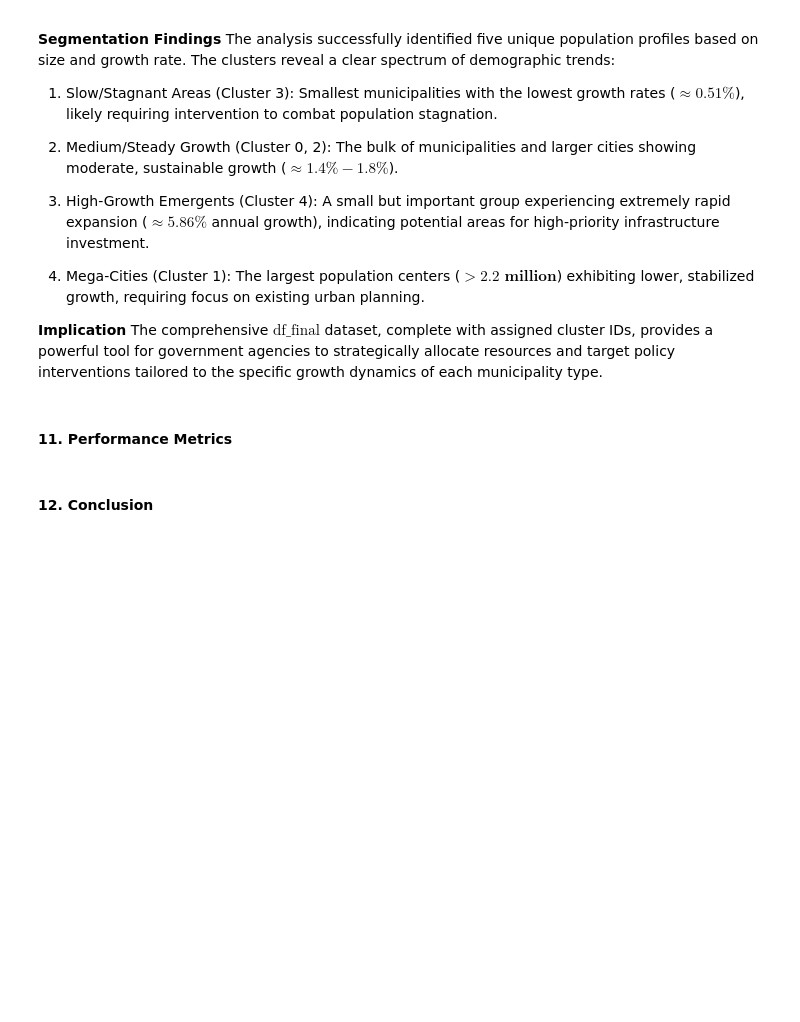
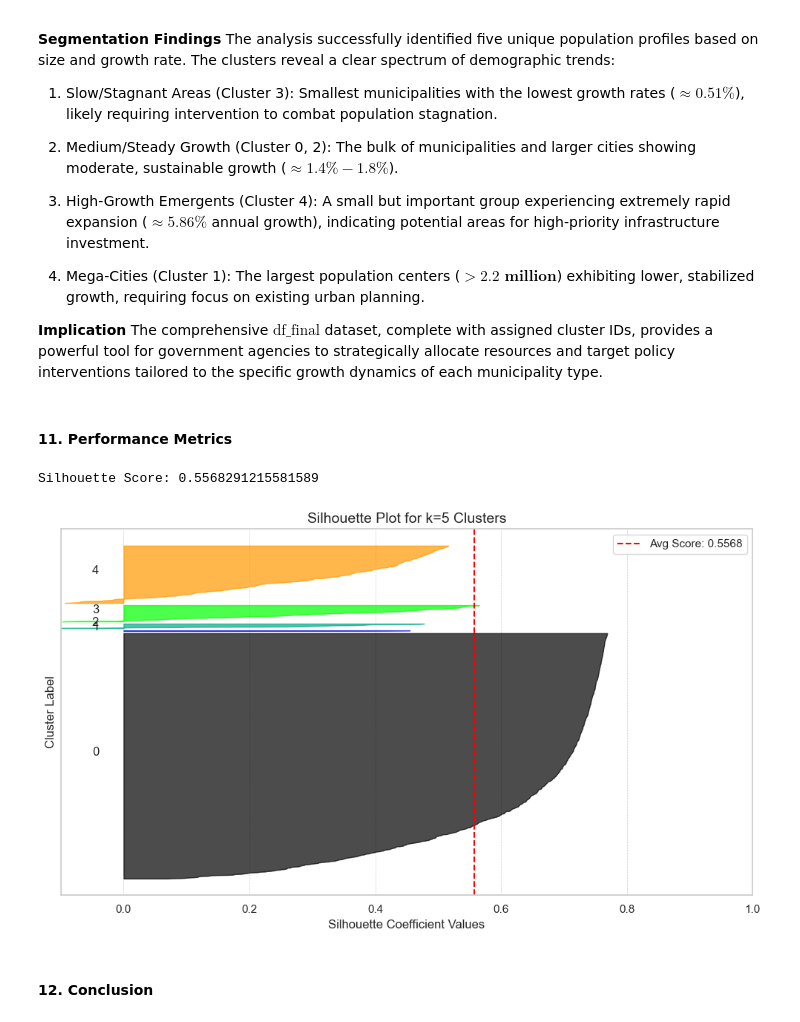
Before and after one commit to Mariopogi/Machine-Learning-Program-Exercises-Group-5-BSIT-2A, a Jupyter notebook: Unsupervised Learning.ipynb, the cells around one changed output. Saved outputs shown, nothing was run; the diff lists cells and outputs as text; code cells hidden in the pictures; blank space fills up the shorter version.

Commit message:
Performance Metrics  and Conclusion completed

```diff
--- a/Unsupervised Learning.ipynb
+++ b/Unsupervised Learning.ipynb
@@ -924,5 +924,58 @@ The application of K-Means clustering successfully segmented the $\text{1,635}$
 The comprehensive $\text{df\_final}$ dataset, complete with assigned cluster IDs, provides a powerful tool for government agencies to strategically allocate resources and target policy interventions tailored to the specific growth dynamics of each municipality type.
 # %% [markdown]
 #### **11. Performance Metrics**
+# %%
+from sklearn.metrics import silhouette_score, silhouette_samples
+import matplotlib.pyplot as plt
+import numpy as np
+
+# 1. Compute overall silhouette score using full scaled dataset
+cluster_labels = kmeans.predict(X_scaled_df)
+silhouette_avg = silhouette_score(X_scaled_df, cluster_labels)
+print("Silhouette Score:", silhouette_avg)
+
+# 2. Silhouette plot for detailed visualization
+sample_silhouette_values = silhouette_samples(X_scaled_df, cluster_labels)
+n_clusters = 5
+
+fig, ax1 = plt.subplots(1, 1, figsize=(10, 6))
+cmap = plt.colormaps['nipy_spectral']
+
+y_lower = 10
+for i in range(n_clusters):
+    ith_cluster_silhouette_values = sample_silhouette_values[cluster_labels == i]
+    ith_cluster_silhouette_values.sort()
+
+    size_cluster_i = ith_cluster_silhouette_values.shape[0]
+    y_upper = y_lower + size_cluster_i
+
+    color = cmap(float(i) / n_clusters)
+    ax1.fill_betweenx(
+        np.arange(y_lower, y_upper),
+        0,
+        ith_cluster_silhouette_values,
+        facecolor=color,
+        edgecolor=color,
+        alpha=0.7,
+    )
+
+    ax1.text(-0.05, y_lower + 0.5 * size_cluster_i, str(i))
+    y_lower = y_upper + 10
+
+ax1.set_title("Silhouette Plot for k=5 Clusters", fontsize=14)
+ax1.set_xlabel("Silhouette Coefficient Values", fontsize=12)
+ax1.set_ylabel("Cluster Label", fontsize=12)
+
+ax1.axvline(x=silhouette_avg, color="red", linestyle="--", label=f"Avg Score: {silhouette_avg:.4f}")
+ax1.legend()
+ax1.set_yticks([])
+ax1.set_xlim([-0.1, 1])
+
+plt.grid(True, linestyle='--', linewidth=0.5)
+plt.tight_layout()
+plt.show()
+# %% [output]
+Silhouette Score: 0.5568291215581589
+[figure, added]
 # %% [markdown]
 #### **12. Conclusion**
```
Also changed, not shown: parts of 1 cell of this notebook.
